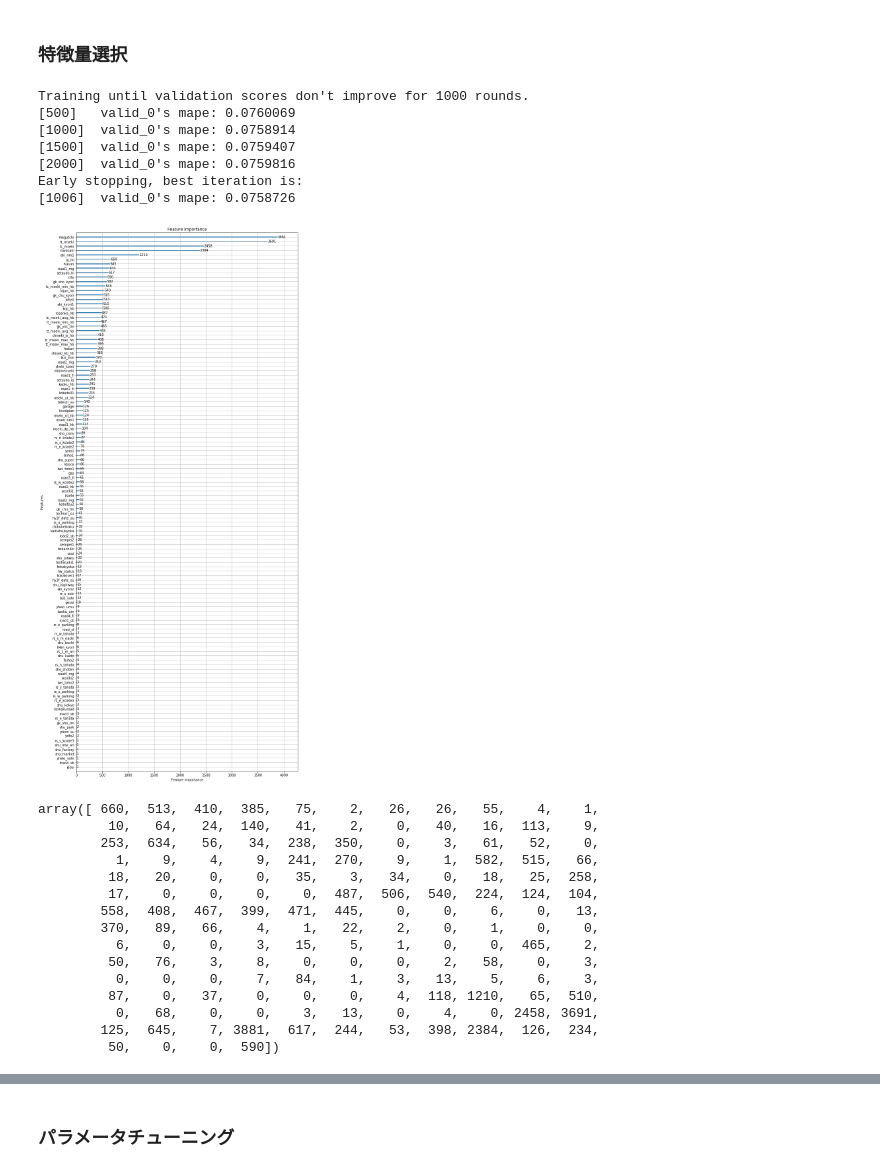
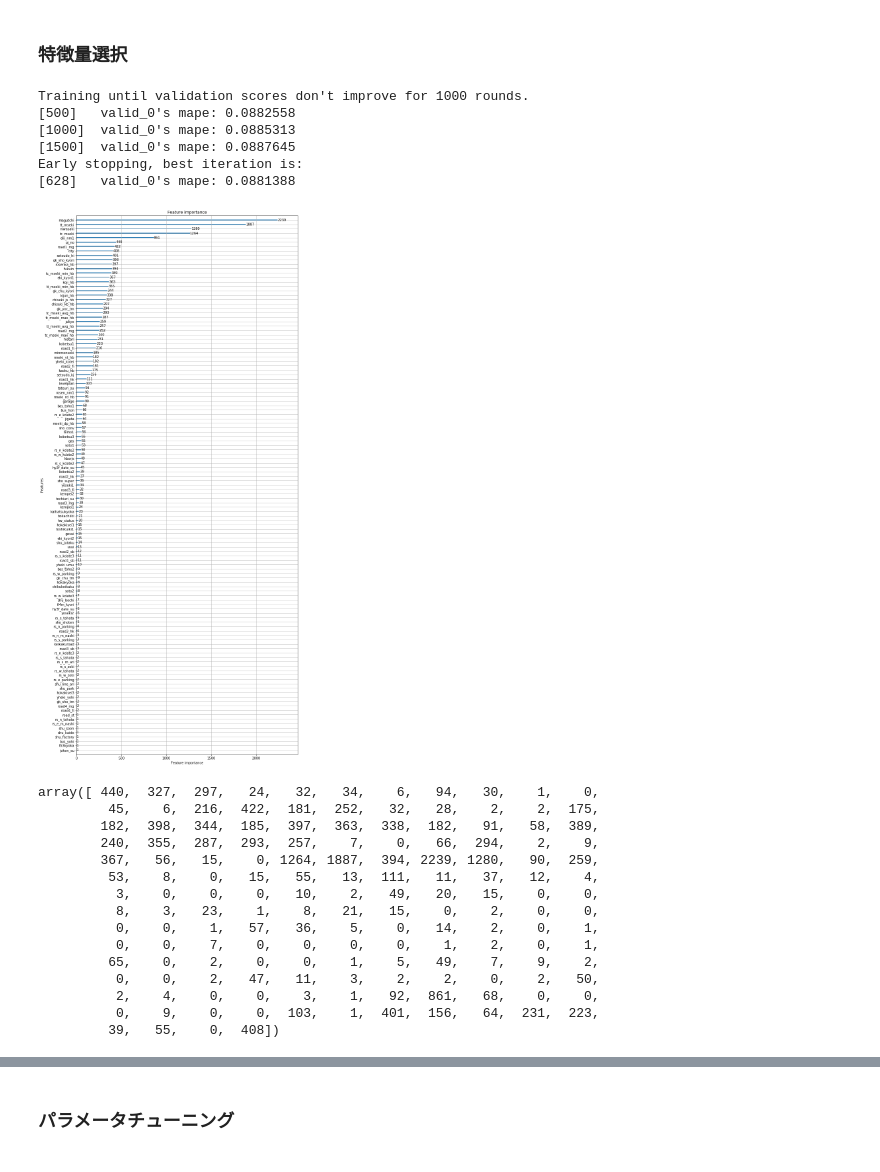
Before and after one commit to odajapan/signate_IGHD, a Jupyter notebook: notebook/データ目視確認.ipynb, the cells around one changed output, grey strips where cells are left out. Drawn from its saved outputs; the diff is of its cells as text; code cells hidden in the pictures.

```diff
--- a/notebook/データ目視確認.ipynb
+++ b/notebook/データ目視確認.ipynb
@@ -107,3 +146,10 @@ dtype: int64
+# %%
+# カテゴリ変数の欠損値を埋めて結合
+train_categorical = train_categorical.fillna('Empty')
+train_src_X = pd.concat([train_quantity, train_categorical], axis = 1)
+
+test_categorical = test_categorical.fillna('Empty')
+test_X = pd.concat([test_quantity, test_categorical], axis = 1)
 # %%
 train_categorical.describe()
 # %% [output]
@@ -114,0 +163,14 @@ train_categorical.describe()
+# %%
+def impute_bus_hon(df):
+    buss =[]
+    for bus in df.bus_hon:
+        if (np.isnan(bus)):
+            buss.append(0)
+        else:
+            buss.append(bus)
+
+    df.bus_hon = buss
+    return df
+
+train_src_X = impute_bus_hon(train_src_X)
+test_X = impute_bus_hon(test_X)
@@ -171,48 +235,59 @@ compare_columns(train_src_X, test_X)
 True
 # %% [markdown]
 ### 特徴量選択
+# %%
+# カテゴリ変数に変換
+
+# TODO 関数化
+def convert_object_category(df):
+    for col in df.columns:
+        if df[col].dtypes == object:
+            df[col] = df[col].astype('category')
+    return df
+
+train_src_category_X = convert_object_category(train_src_X)
+test_src_category_X = convert_object_category(test_X)
 # %%
 # データセットを生成する
-X_train, X_eval, y_train, y_eval = train_test_split(train_src_X, train_src_Y,train_size=0.8)
+X_train, X_eval, y_train, y_eval = train_test_split(train_src_category_X, train_src_Y,train_size=0.8)
 
 # LightGBM のハイパーパラメータ
 lgbm_params = {
     'objective': 'regression',
     'metric': 'mape',
 }
 
 # 上記のパラメータでモデルを学習する
 lgb_train = lgb.Dataset(X_train, y_train)
 lgb_eval = lgb.Dataset(X_eval, y_eval, reference=lgb_train)
 model = lgb.train(lgbm_params, lgb_train, valid_sets=lgb_eval, num_boost_round=10000, verbose_eval=500, early_stopping_rounds=1000)
 
 lgb.plot_importance(model, figsize=(12, 30))
 plt.show()
 # %% [output]
 Training until validation scores don't improve for 1000 rounds.
-[500]   valid_0's mape: 0.0760069
-[1000]  valid_0's mape: 0.0758914
-[1500]  valid_0's mape: 0.0759407
-[2000]  valid_0's mape: 0.0759816
+[500]   valid_0's mape: 0.0882558
+[1000]  valid_0's mape: 0.0885313
+[1500]  valid_0's mape: 0.0887645
 Early stopping, best iteration is:
-[1006]  valid_0's mape: 0.0758726
+[628]   valid_0's mape: 0.0881388
-[figure, old version]
+[figure, new version]
 # %%
 model.feature_importance()
 # %% [output]
-array([ 660,  513,  410,  385,   75,    2,   26,   26,   55,    4,    1,
-         10,   64,   24,  140,   41,    2,    0,   40,   16,  113,    9,
-        253,  634,   56,   34,  238,  350,    0,    3,   61,   52,    0,
-          1,    9,    4,    9,  241,  270,    9,    1,  582,  515,   66,
-         18,   20,    0,    0,   35,    3,   34,    0,   18,   25,  258,
-         17,    0,    0,    0,    0,  487,  506,  540,  224,  124,  104,
-        558,  408,  467,  399,  471,  445,    0,    0,    6,    0,   13,
-        370,   89,   66,    4,    1,   22,    2,    0,    1,    0,    0,
-          6,    0,    0,    3,   15,    5,    1,    0,    0,  465,    2,
-         50,   76,    3,    8,    0,    0,    0,    2,   58,    0,    3,
-          0,    0,    0,    7,   84,    1,    3,   13,    5,    6,    3,
-         87,    0,   37,    0,    0,    0,    4,  118, 1210,   65,  510,
-          0,   68,    0,    0,    3,   13,    0,    4,    0, 2458, 3691,
-        125,  645,    7, 3881,  617,  244,   53,  398, 2384,  126,  234,
-         50,    0,    0,  590])
+array([ 440,  327,  297,   24,   32,   34,    6,   94,   30,    1,    0,
+         45,    6,  216,  422,  181,  252,   32,   28,    2,    2,  175,
+        182,  398,  344,  185,  397,  363,  338,  182,   91,   58,  389,
+        240,  355,  287,  293,  257,    7,    0,   66,  294,    2,    9,
+        367,   56,   15,    0, 1264, 1887,  394, 2239, 1280,   90,  259,
+         53,    8,    0,   15,   55,   13,  111,   11,   37,   12,    4,
+          3,    0,    0,    0,   10,    2,   49,   20,   15,    0,    0,
+          8,    3,   23,    1,    8,   21,   15,    0,    2,    0,    0,
+          0,    0,    1,   57,   36,    5,    0,   14,    2,    0,    1,
+          0,    0,    7,    0,    0,    0,    0,    1,    2,    0,    1,
+         65,    0,    2,    0,    0,    1,    5,   49,    7,    9,    2,
+          0,    0,    2,   47,   11,    3,    2,    2,    0,    2,   50,
+          2,    4,    0,    0,    3,    1,   92,  861,   68,    0,    0,
+          0,    9,    0,    0,  103,    1,  401,  156,   64,  231,  223,
+         39,   55,    0,  408])
 # %%
```
Also changed, not shown: parts of 10 cells of this notebook.
